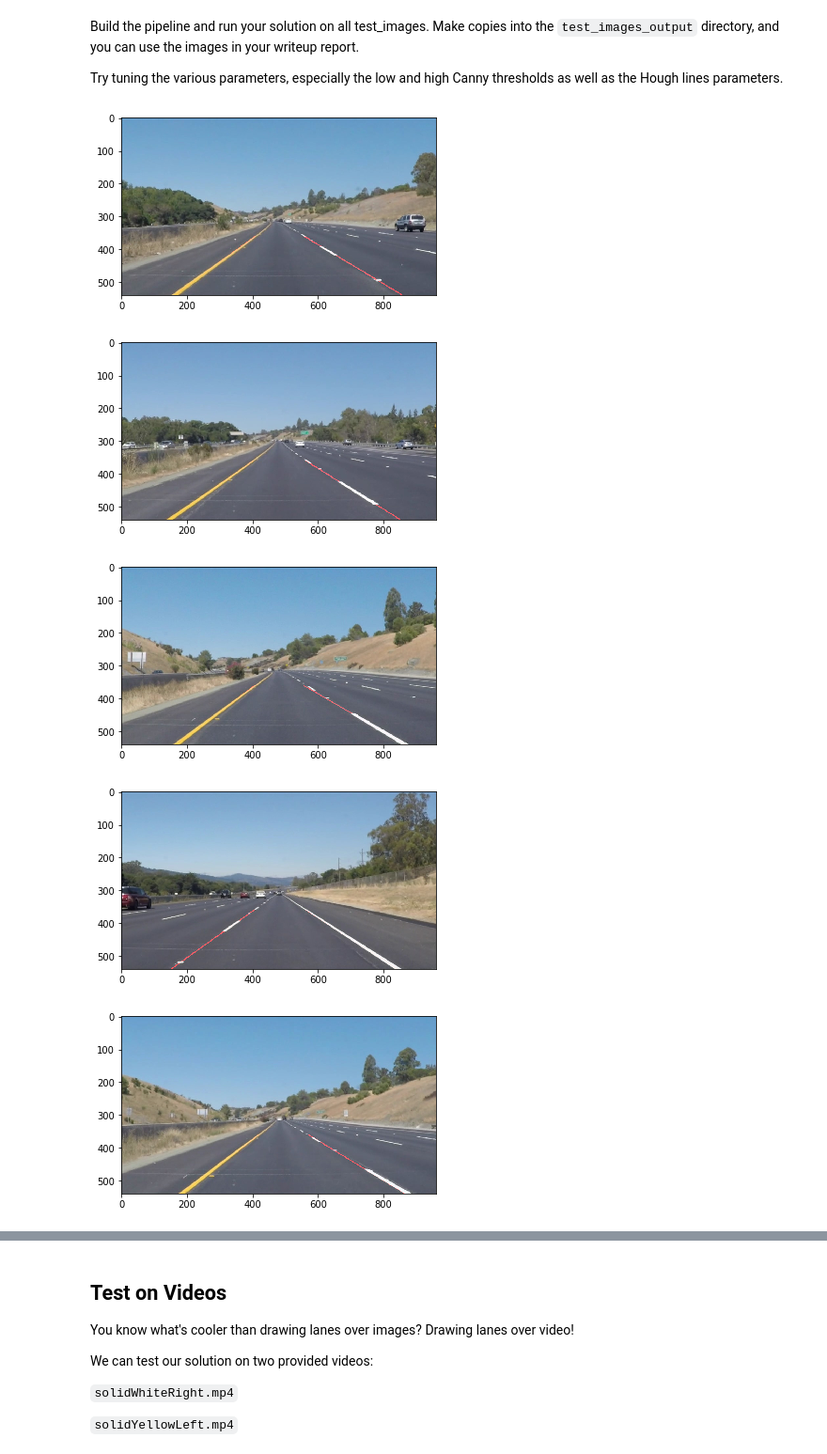
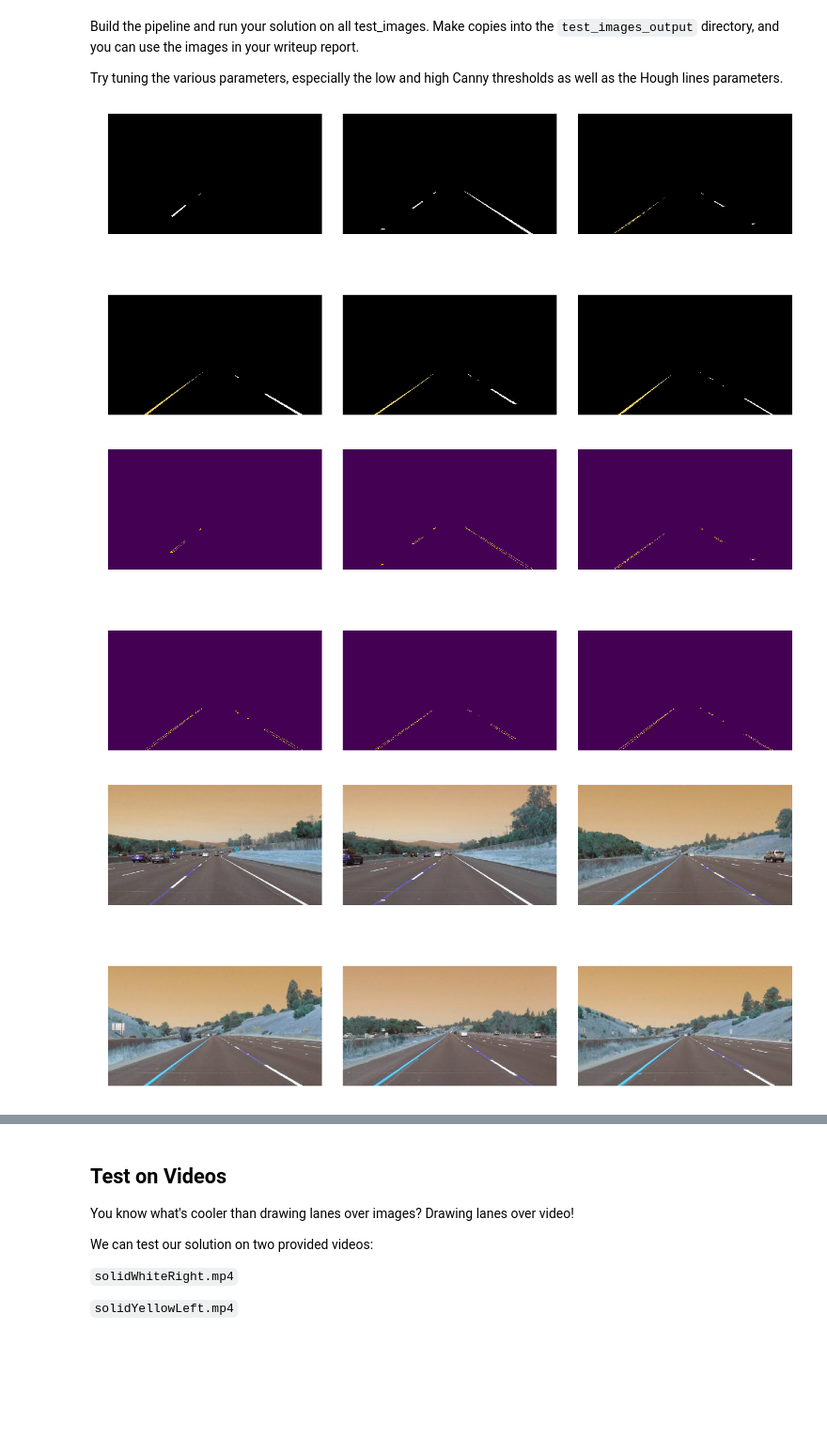
Before and after one commit to haiqibian/LaneLines-P1, a Jupyter notebook: P1.ipynb, the cells around one changed output, grey strips where cells are left out. Shown at 94% size. Drawn from its saved outputs; the diff is of its cells as text; code cells hidden in the pictures; blank space fills up the shorter version.

```diff
--- a/P1.ipynb
+++ b/P1.ipynb
@@ -62,0 +55,19 @@ This image is: <class 'numpy.ndarray'> with dimensions: (540, 960, 3)
+# %%
+#reading in an image
+#image = mpimg.imread('test_images/solidWhiteRight.jpg')
+
+#printing out some stats and plotting
+def visualize_images(images, num_images, plot_size_a, plot_size_b):
+    rows = 2
+    columns = math.ceil(num_images/rows)
+    fig, axeslist = plt.subplots(rows, columns)
+    fig.set_size_inches(plot_size_a, plot_size_b)
+    for ind, f in zip(range(num_images),images):
+        axeslist.ravel()[ind].imshow(f)
+        axeslist.ravel()[ind].set_axis_off()
+    plt.tight_layout()
+
+
+images = [mpimg.imread(f) for f in glob.glob('test_images/*.jpg')]
+num_images = np.shape(images)[0]
+visualize_images(images, num_images, 18.5, 10.5)
@@ -274,41 +288,54 @@ Try tuning the various parameters, especially the low and high Canny thresholds
 for img in os.listdir("test_images/"):
     image_name = os.path.basename(img)
     image = mpimg.imread(os.path.join('test_images/',img))
     color_select = np.copy(image)
     red_threshold = 200
     green_threshold = 200
     blue_threshold = 0
     rgb_threshold = [red_threshold, green_threshold, blue_threshold]
     thresholds = (image[:,:,0] < rgb_threshold[0])\
             | (image[:,:,1] < rgb_threshold[1])   \
             | (image[:,:,2] < rgb_threshold[2])
     color_select[thresholds] = [0,0,0]
     left_bottom = [100, 539]
     right_bottom = [875, 539]
     apex_left = [400, 350]
     apex_right = [550, 350]
     vertices = np.array([left_bottom, right_bottom, apex_right, apex_left], dtype = np.int32)
     image_select = region_of_interest(color_select, [vertices])
+
+    if not os.path.exists("test_images_output/"):
+        os.makedirs("test_images_output/")
+    cv2.imwrite(os.path.join("test_images_output/","test_images_output_colorthres_iregion" + image_name),
+                cv2.cvtColor(image_select, cv2.COLOR_RGB2BGR))
+
     gray = grayscale(image_select)
     canny_transfer = canny(gray, 100, 250)
-    blur_image = gaussian_blur(canny_transfer, 3)
+    blur_image = canny_transfer #gaussian_blur(canny_transfer, 3)
+
+    cv2.imwrite(os.path.join("test_images_output/","test_images_output_canny" + image_name),
+                blur_image)
+
     rho = 2
     theta = (np.pi)*1/90
     threshold = 50
     min_line_len = 100
     max_line_gap = 200
     line_img = hough_lines(blur_image, rho, theta, threshold, min_line_len, max_line_gap)
     test_images_output = weighted_img(line_img, image, α=1., β=1., γ=0.)
 
-    plt.figure()
-    plt.imshow(test_images_output)
+    cv2.imwrite(os.path.join("test_images_output/","test_images_output_hough" + image_name + ".jpg"), test_images_output)
 
-    #if not os.path.exists("test_images_output/"):
-    #    os.makedirs("test_images_output/")
-    #cv2.imwrite(os.path.join("test_images_output/","test_images_output_" + image_name + ".jpg"), blur_image)
+images = [mpimg.imread(f) for f in glob.glob('test_images_output/test_images_output_colorthres_iregion*.jpg')]
+num_images = np.shape(images)[0]
+visualize_images(images, num_images, 18.5, 10.5)
+images = [mpimg.imread(f) for f in glob.glob('test_images_output/test_images_output_canny*.jpg')]
+num_images = np.shape(images)[0]
+visualize_images(images, num_images, 18.5, 10.5)
+images = [mpimg.imread(f) for f in glob.glob('test_images_output/test_images_output_hough*.jpg')]
+num_images = np.shape(images)[0]
+visualize_images(images, num_images, 18.5, 10.5)
 # %% [output]
-[figure, old version]
+[figure, new version]
-[figure, old version]
+[figure, new version]
-[figure, old version]
+[figure, new version]
-[figure, removed]
-[figure, removed]
```
Also changed, not shown: parts of 6 cells of this notebook, 2 other files.
